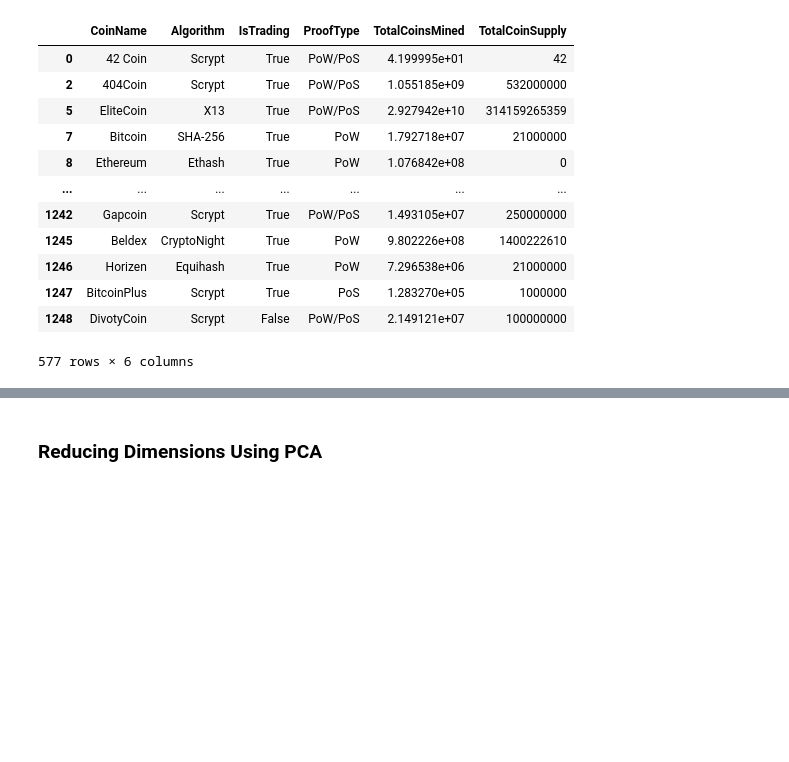
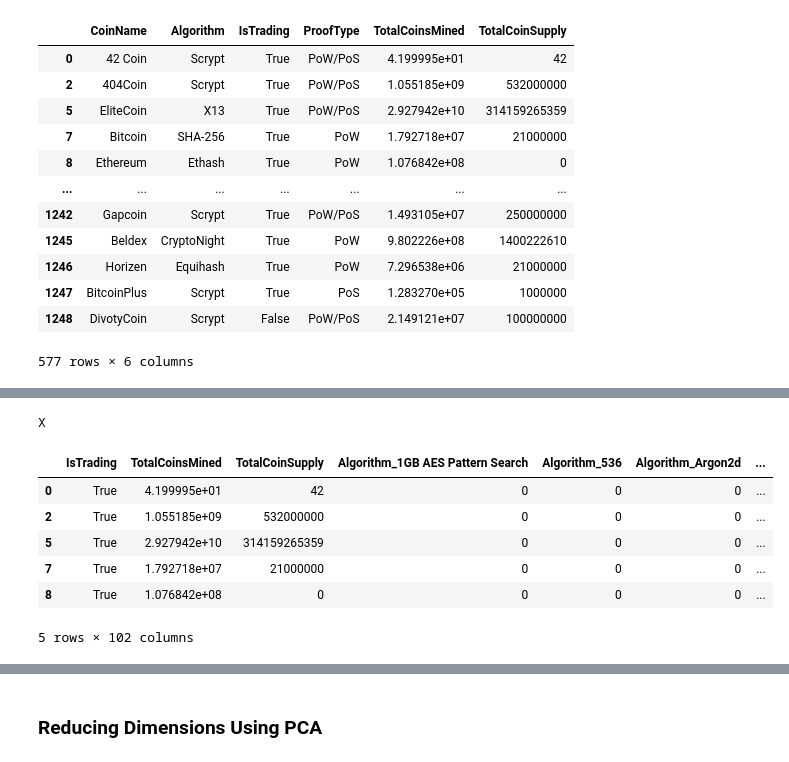
Before and after one commit to JamelBoyer/Unit13-challenge, a Jupyter notebook: 13-AWS-Lex/Instructions/Starter_Files/crypto_clustering.ipynb, the cells around one changed output, grey strips where cells are left out. Saved outputs shown, nothing was run; the diff lists cells and outputs as text; code cells hidden in the pictures; blank space fills up the shorter version.

```diff
--- a/13-AWS-Lex/Instructions/Starter_Files/crypto_clustering.ipynb
+++ b/13-AWS-Lex/Instructions/Starter_Files/crypto_clustering.ipynb
@@ -170,2 +194,16 @@ crypto_remove_n_a
 # %%
 # Create dummy variables for text features
+
+X = pd.get_dummies(new_crypto_df, columns=['Algorithm', 'ProofType'])
+
+print("X")
+X.head()
+# %% [output]
+X
+|  | IsTrading | TotalCoinsMined | TotalCoinSupply | Algorithm_1GB AES Pattern Search | Algorithm_536 | Algorithm_Argon2d | ... |
+| 0 | True | 4.199995e+01 | 42 | 0 | 0 | 0 | ... |
+| 2 | True | 1.055185e+09 | 532000000 | 0 | 0 | 0 | ... |
+| 5 | True | 2.927942e+10 | 314159265359 | 0 | 0 | 0 | ... |
+| 7 | True | 1.792718e+07 | 21000000 | 0 | 0 | 0 | ... |
+| 8 | True | 1.076842e+08 | 0 | 0 | 0 | 0 | ... |
+5 rows × 102 columns
```
Also changed, not shown: parts of 9 cells of this notebook.
